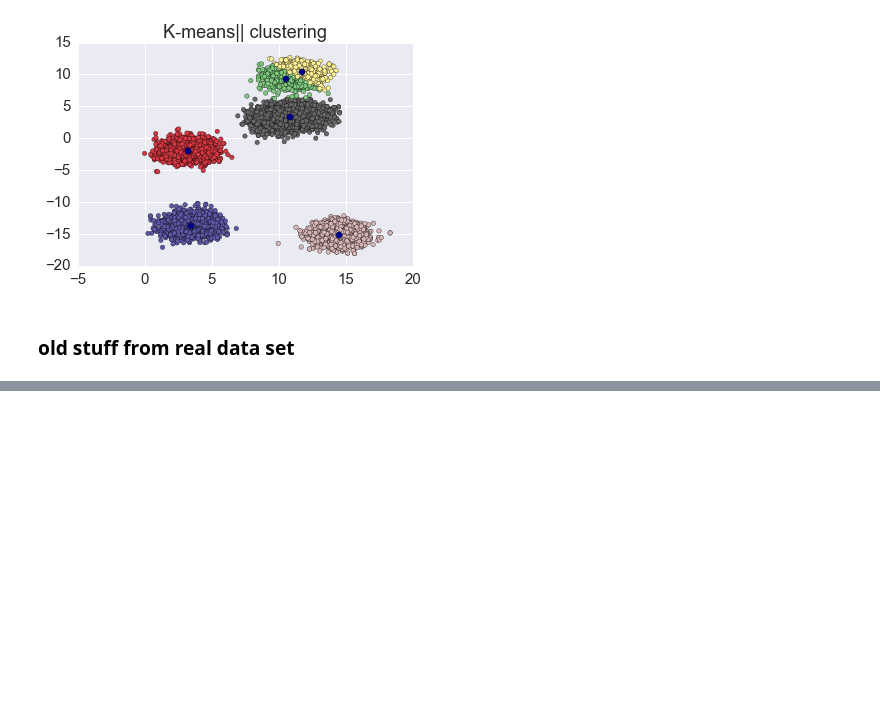
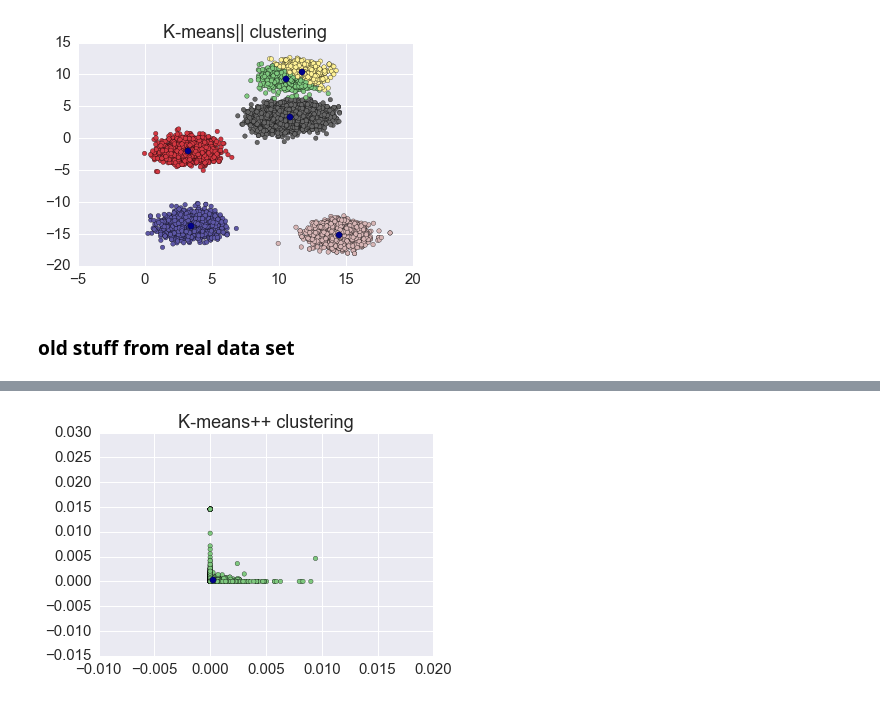
Before and after one commit to jeromemassot/Kmeans_Parallel, a Jupyter notebook: Results.ipynb, the cells around one changed output, grey strips where cells are left out. Drawn from its saved outputs; the diff is of its cells as text; code cells hidden in the pictures; blank space fills up the shorter version.

```diff
--- a/Results.ipynb
+++ b/Results.ipynb
@@ -120,0 +122,14 @@ pass
+# %%
+res_para = kmeans(real_data,kmeansparallel(real_data, k, l, d, r),k,d)
+# %%
+res_x_para = res_para[0][:,0]
+res_y_para = res_para[0][:,1]
+res_labels_para = res_para[1]
+# %%
+plt.figure()
+plt.scatter(real_data[:,0], real_data[:,1], c=res_labels_para, cmap='Accent')
+plt.scatter(res_x_para, res_y_para, s=40, marker="o", c="darkblue")
+plt.title("K-means++ clustering")
+pass
+# %% [output]
+[figure, added]
```
Also changed, not shown: parts of 2 cells of this notebook.
